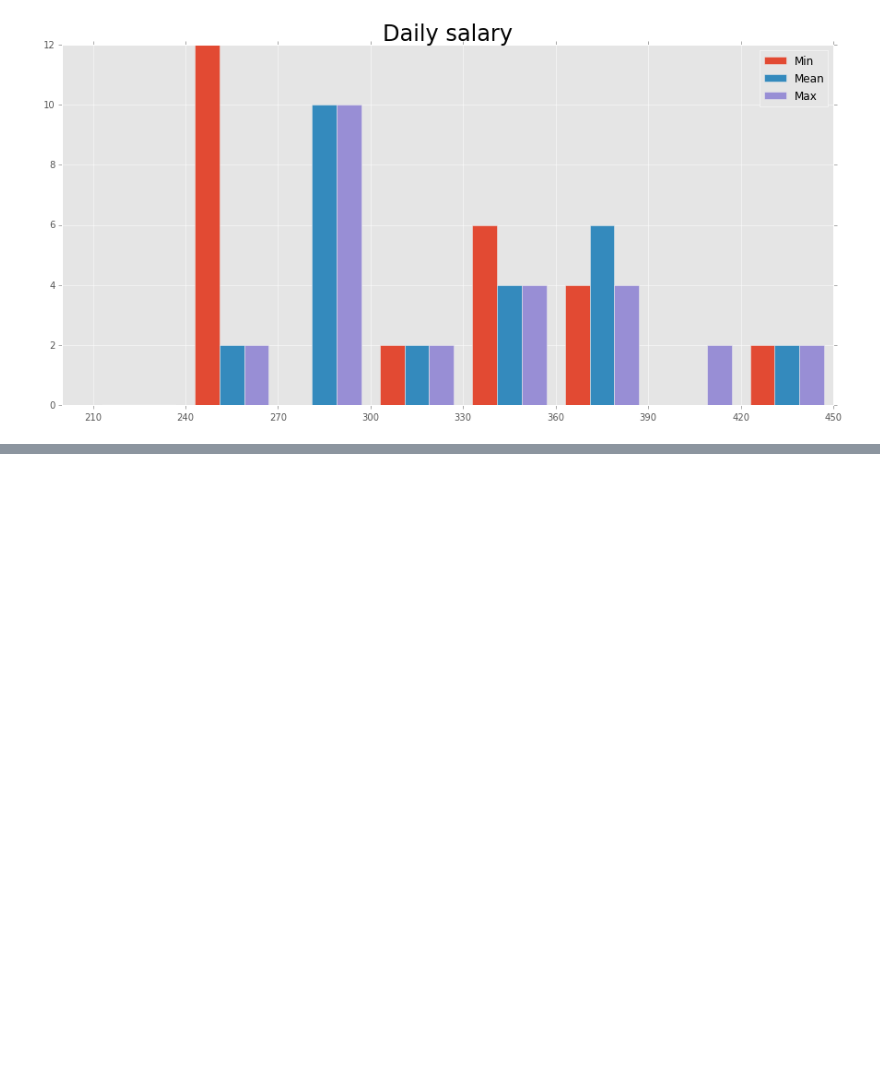
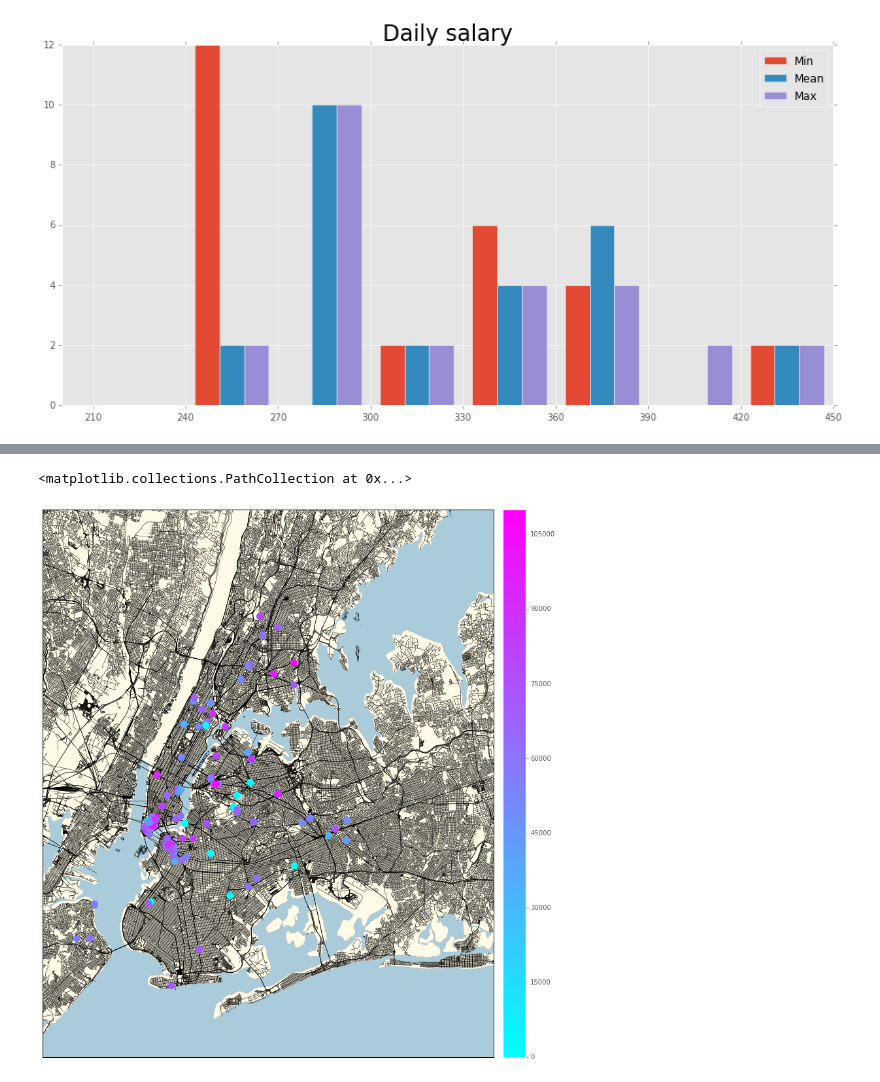
Before and after one commit to KopBob/technosphere, a Jupyter notebook: da/hw2_python/hw2_python.ipynb, the cells around one changed output, grey strips where cells are left out. Saved outputs shown, nothing was run; the diff lists cells and outputs as text; code cells hidden in the pictures; blank space fills up the shorter version.

```diff
--- a/da/hw2_python/hw2_python.ipynb
+++ b/da/hw2_python/hw2_python.ipynb
@@ -171,0 +275,4 @@ plot_salary_dist(daily_df, u'Daily salary', 30, 700)
+# %%
+p1, p2 = zip(*data.location.as_matrix())
+data['lon'] = np.array(p1)
+data['lat'] = np.array(p2)
@@ -171,0 +288,44 @@ plot_salary_dist(daily_df, u'Daily salary', 30, 700)
+# %%
+PATH_TO_SHAPEFILE = './new-york_new-york.imposm-shapefiles/new-york_new-york_osm_roads'
+
+# coords = [-80.068359, 39.584524, -70.883789, 45.348285]
+# coords = [-74.50099725584383, 40.344999987396676, -73.22600106986815, 41.09699978114807]
+
+coords = [-74.128876, 40.520455, -73.618011, 40.958512]
+
+w, h = coords[2] - coords[0], coords[3] - coords[1]
+extra = 0.01
+s = 0.01
+
+map = Basemap(
+    llcrnrlon=coords[0] - extra * w, # The lower left corner geographical longitude
+    llcrnrlat=coords[1] - extra + s * h, # The lower left corner geographical latitude
+    urcrnrlon=coords[2] + extra * w, # The upper right corner geographical longitude
+    urcrnrlat=coords[3] + extra + s * h, # The upper right corner geographical latitude
+    projection='lcc',
+    lat_1=42.888040,
+    lon_0=-75.717773,
+    resolution='f'
+)
+# %%
+x, y = map(data.lon.as_matrix(), data.lat.as_matrix())
+
+sm = plt.cm.ScalarMappable(cmap=matplotlib.cm.cool, norm=plt.Normalize(vmin=0, vmax=110000))
+sm.set_array([])
+# %%
+plt.figure(figsize=(15, 15))
+
+map.readshapefile(PATH_TO_SHAPEFILE,
+                  'cty036',
+                  color='black',
+                  zorder=1)
+
+map.drawmapboundary(fill_color='#AACBD9')
+map.fillcontinents(color='#FFFBE7', lake_color='#AACBD9', zorder=0)
+map.drawcoastlines(color='#C3BCBC', zorder=0)
+
+map.colorbar(sm)
+map.scatter(x, y, 100, marker='o', color=sm.to_rgba(data.salary_mean.as_matrix()))
+# %% [output]
+<matplotlib.collections.PathCollection at 0x...>
+[figure, added]
```
Also changed, not shown: parts of 25 cells of this notebook, 2 other files.
